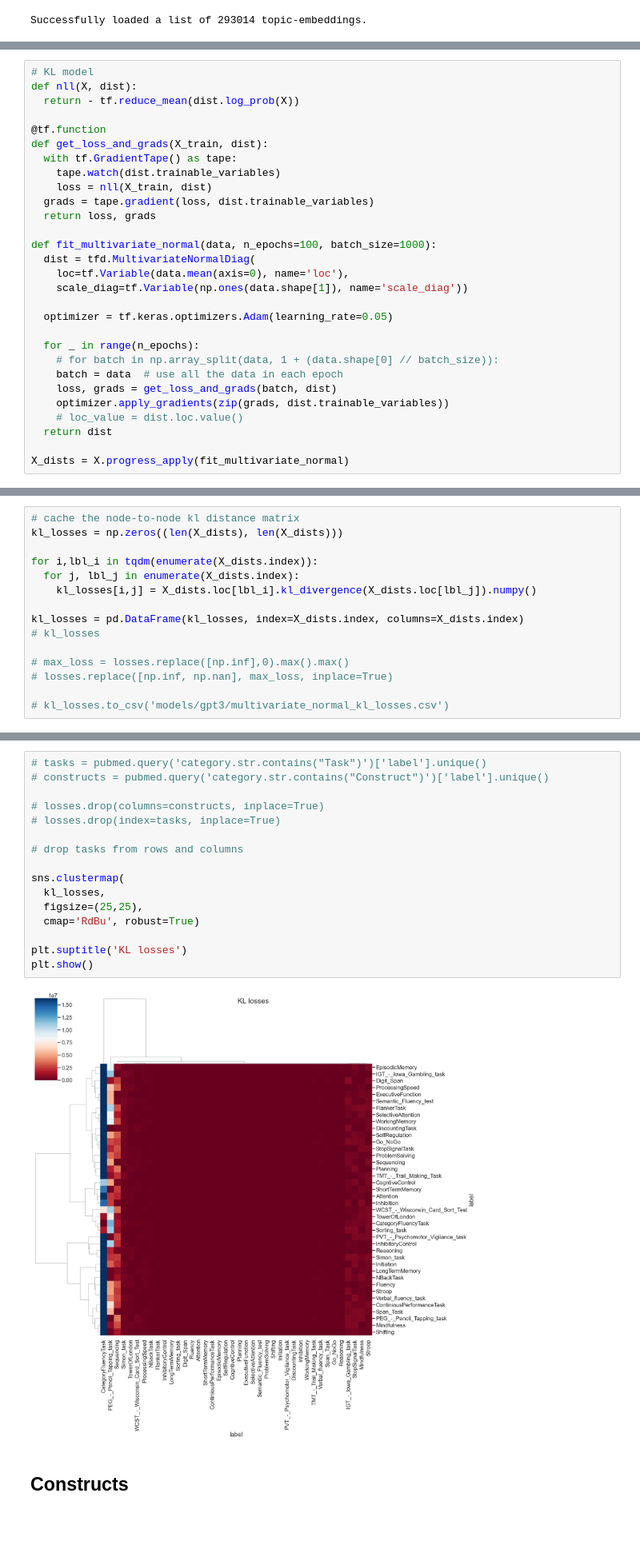
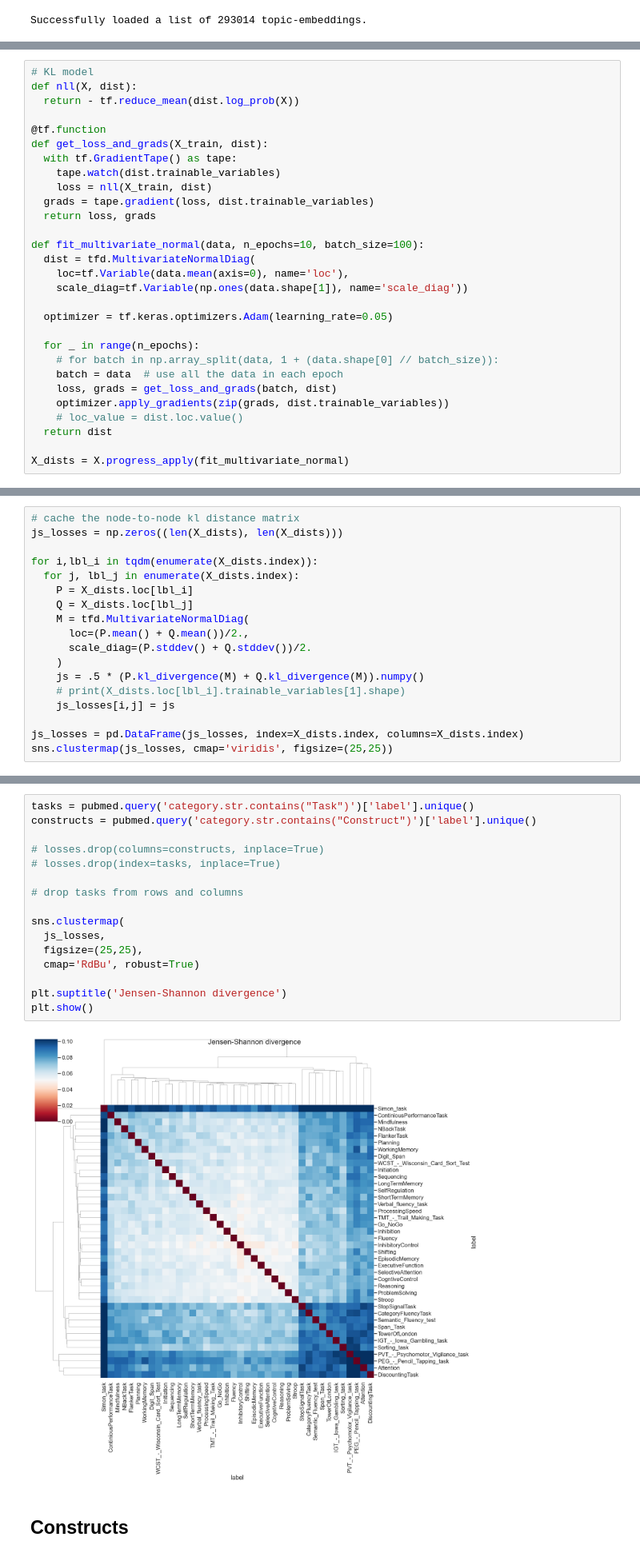
Before and after one commit to morteza/CogText, a Jupyter notebook: notebooks/9 KL Gaps.ipynb, the cells around one changed output, grey strips where cells are left out. Shown at 80% size. Drawn from its saved outputs; the diff is of its cells as text; blank space fills up the shorter version.

Commit message:
jenssen-shannon instead of kl
Former-commit-id: c1a04c1fd472c153928c9ce2950948f705d73d3c

```diff
--- a/notebooks/9 KL Gaps.ipynb
+++ b/notebooks/9 KL Gaps.ipynb
@@ -62,7 +64,7 @@ def get_loss_and_grads(X_train, dist):
   grads = tape.gradient(loss, dist.trainable_variables)
   return loss, grads
 
-def fit_multivariate_normal(data, n_epochs=100, batch_size=1000):
+def fit_multivariate_normal(data, n_epochs=10, batch_size=100):
   dist = tfd.MultivariateNormalDiag(
     loc=tf.Variable(data.mean(axis=0), name='loc'),
     scale_diag=tf.Variable(np.ones(data.shape[1]), name='scale_diag'))
@@ -88,15 +83,18 @@ To enable them in other operations, rebuild TensorFlow with the appropriate comp
 # %%
 # cache the node-to-node kl distance matrix
-kl_losses = np.zeros((len(X_dists), len(X_dists)))
+js_losses = np.zeros((len(X_dists), len(X_dists)))
 
 for i,lbl_i in tqdm(enumerate(X_dists.index)):
   for j, lbl_j in enumerate(X_dists.index):
-    kl_losses[i,j] = X_dists.loc[lbl_i].kl_divergence(X_dists.loc[lbl_j]).numpy()
+    P = X_dists.loc[lbl_i]
+    Q = X_dists.loc[lbl_j]
+    M = tfd.MultivariateNormalDiag(
+      loc=(P.mean() + Q.mean())/2.,
+      scale_diag=(P.stddev() + Q.stddev())/2.
+    )
+    js = .5 * (P.kl_divergence(M) + Q.kl_divergence(M)).numpy()
+    # print(X_dists.loc[lbl_i].trainable_variables[1].shape)
+    js_losses[i,j] = js
 
-kl_losses = pd.DataFrame(kl_losses, index=X_dists.index, columns=X_dists.index)
-# kl_losses
-
-# max_loss = losses.replace([np.inf],0).max().max()
-# losses.replace([np.inf, np.nan], max_loss, inplace=True)
-
-# kl_losses.to_csv('models/gpt3/multivariate_normal_kl_losses.csv')
+js_losses = pd.DataFrame(js_losses, index=X_dists.index, columns=X_dists.index)
+sns.clustermap(js_losses, cmap='viridis', figsize=(25,25))
@@ -105,21 +104,21 @@ kl_losses = pd.DataFrame(kl_losses, index=X_dists.index, columns=X_dists.index)
 # %%
-# tasks = pubmed.query('category.str.contains("Task")')['label'].unique()
-# constructs = pubmed.query('category.str.contains("Construct")')['label'].unique()
+tasks = pubmed.query('category.str.contains("Task")')['label'].unique()
+constructs = pubmed.query('category.str.contains("Construct")')['label'].unique()
 
 # losses.drop(columns=constructs, inplace=True)
 # losses.drop(index=tasks, inplace=True)
 
 # drop tasks from rows and columns
 
 sns.clustermap(
-  kl_losses,
+  js_losses,
   figsize=(25,25),
   cmap='RdBu', robust=True)
 
-plt.suptitle('KL losses')
+plt.suptitle('Jensen-Shannon divergence')
 plt.show()
 # %% [output]
-[figure, old version]
+[figure, new version]
 # %% [markdown]
 ## Constructs
 # %%
```
Also changed, not shown: parts of 8 cells of this notebook, 3 other files.
